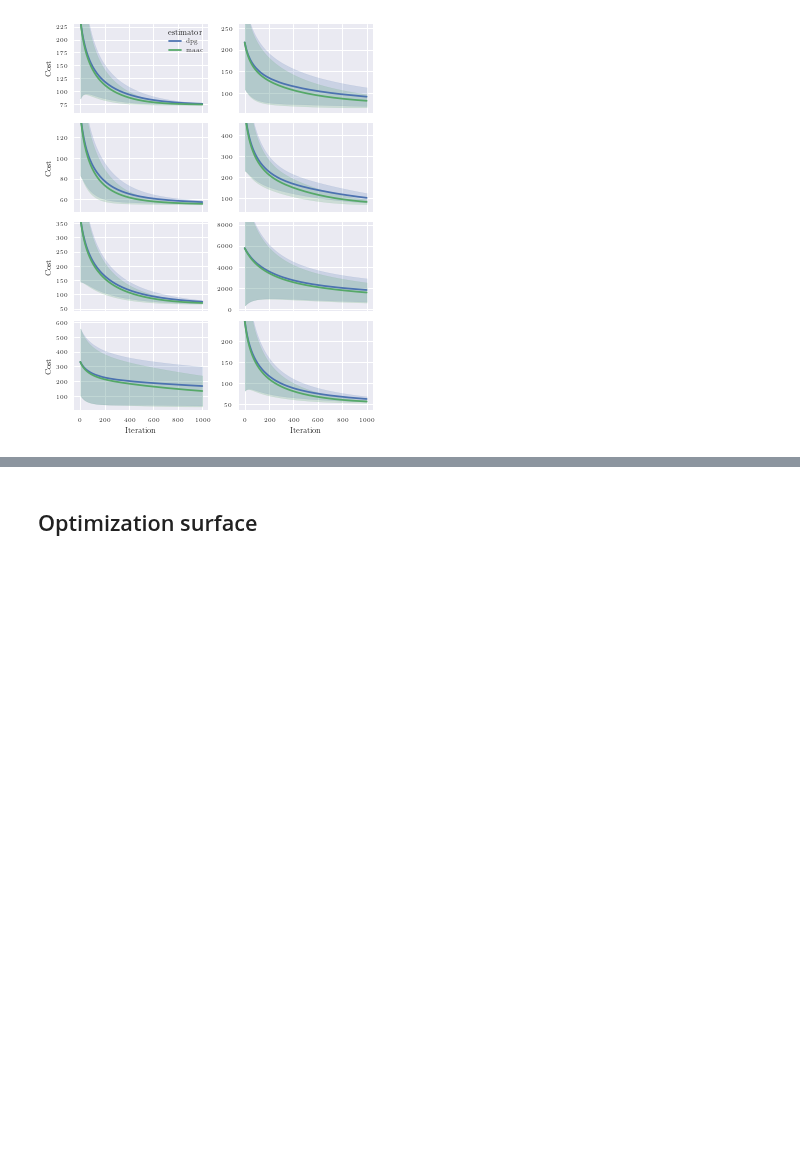
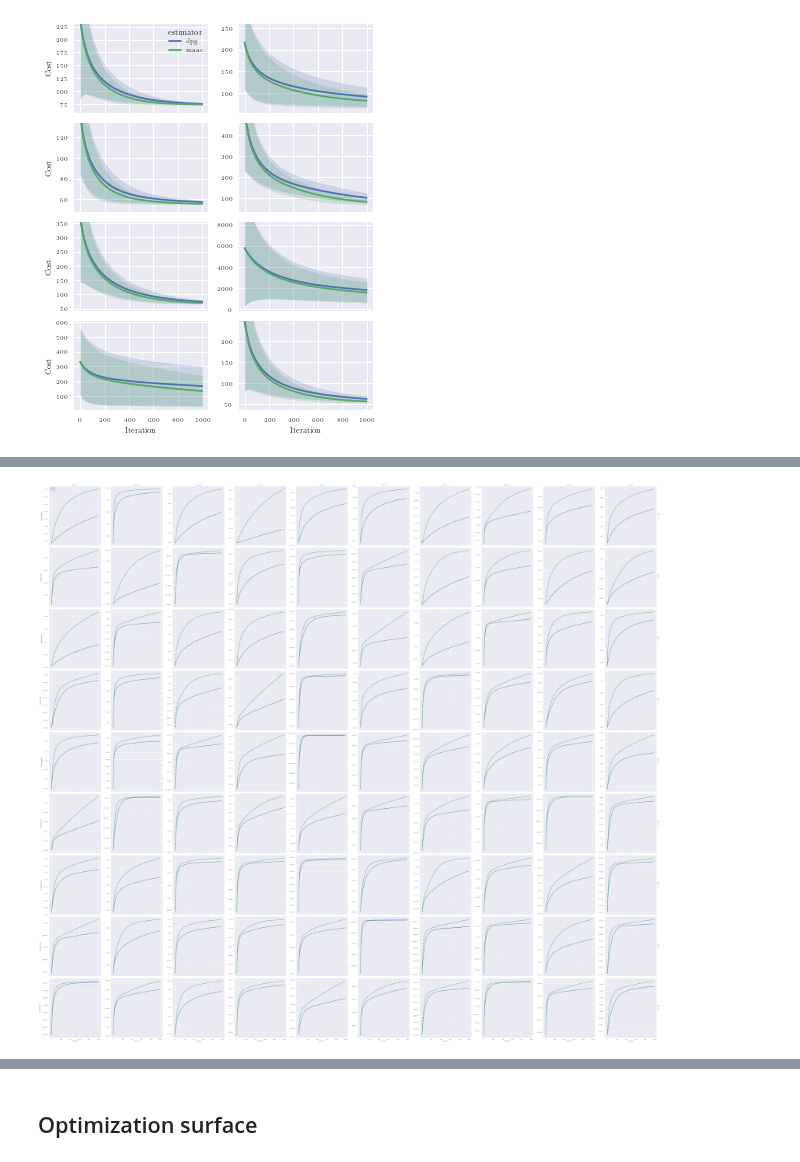
Before and after one commit to 0xangelo/LQSVG, a Jupyter notebook: experiments/dpg_vs_maac.ipynb, the cells around one changed output, grey strips where cells are left out. Drawn from its saved outputs; the diff is of its cells as text; code cells hidden in the pictures; blank space fills up the shorter version.

```diff
--- a/experiments/dpg_vs_maac.ipynb
+++ b/experiments/dpg_vs_maac.ipynb
@@ -672,0 +679,3 @@ width: 4.803148471011484, height: 5.937018016194373
+# %%
+SUBOPTIMALITY_SGD_DATA = read_optimization_data("results/SuboptimalityGap_2021-06-09_11-17-01/")
+SUBOPTIMALITY_SGD_DATA.head()
@@ -672,0 +710,30 @@ width: 4.803148471011484, height: 5.937018016194373
+# %%
+def suboptimality_curves(data, y="Suboptimality", ci="sd"):
+    data = data.copy()
+    data["Iteration"] = data["training_iteration"]
+    data["Cost"] = -data["true_value"]
+    data["Optimal"] = data["optimal_value"]  # Forgot to log negative optimal cost as optimal value
+    data["Suboptimality"] = (data["Cost"] - data["Optimal"]) / data["Optimal"]
+    data["Grad Norm"] = data["grad_norm"]
+    data["Dim"] = data["env_dim"]
+
+    fgrid = sns.relplot(
+        data=data,
+        kind="line",
+        x="Iteration",
+        y=y,
+        hue="estimator",
+        hue_order=HUE_ORDER,
+        ci=ci,
+        col="seed",
+        row="Dim",
+        facet_kws={"sharey": False, "legend_out": False, "margin_titles": True},
+    )
+    for ax in fgrid.axes.flatten():
+        ax.yaxis.set_major_formatter(mtick.PercentFormatter(xmax=1.0, decimals=1, symbol="\%", is_latex=True))
+    fgrid.tight_layout()
+    return fgrid
+# %%
+savefig(suboptimality_curves(SUBOPTIMALITY_SGD_DATA), "SuboptimalitySGD_clipped")
+# %% [output]
+[figure, added]
```
Also changed, not shown: parts of 12 cells of this notebook.
